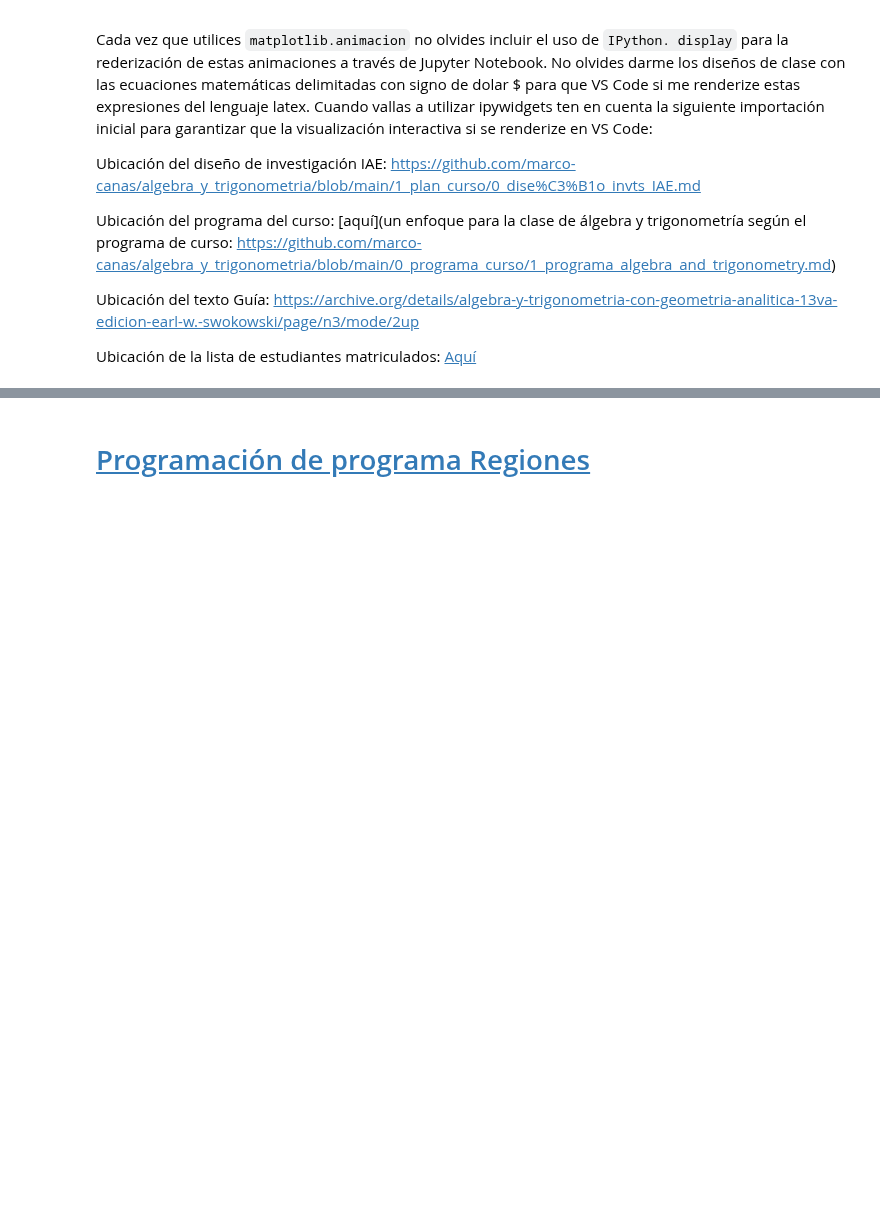
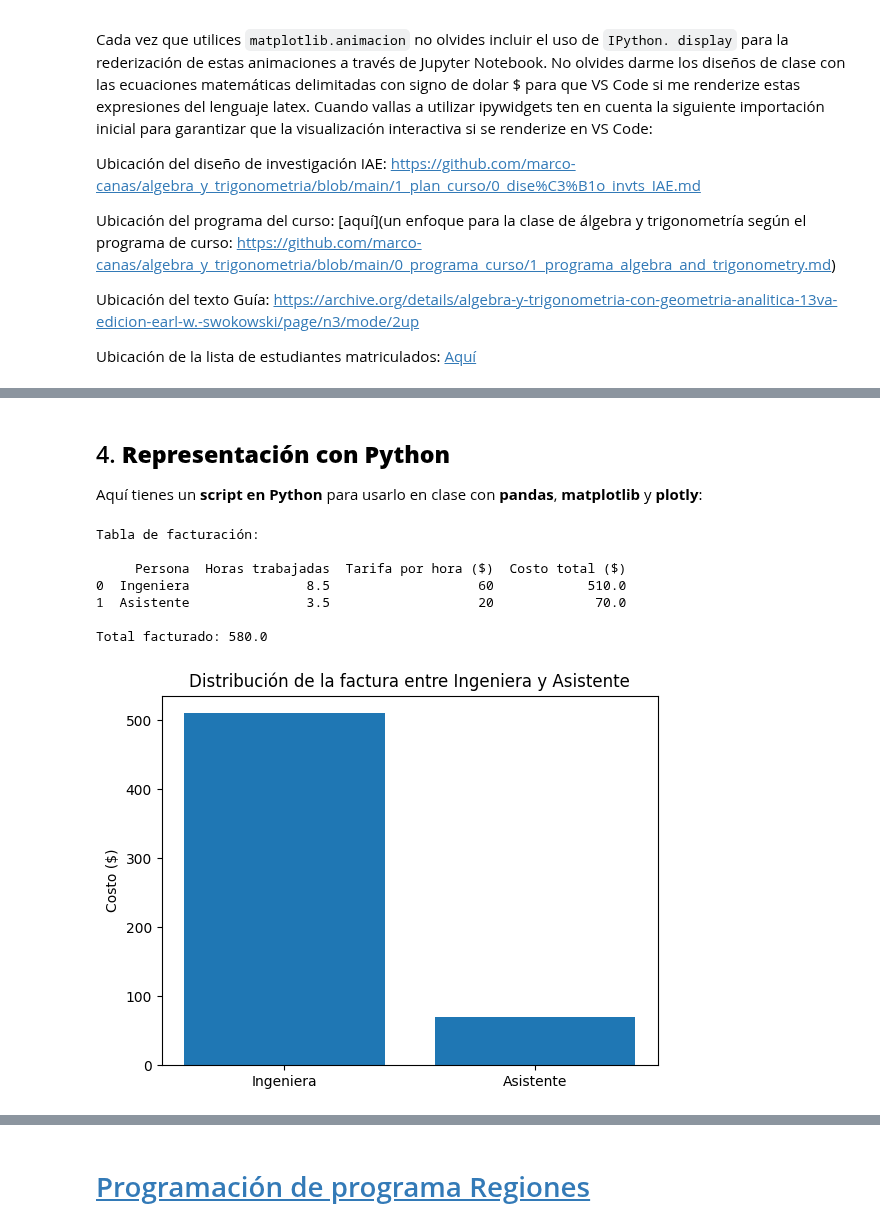
Before and after one commit to marco-canas/algebra_y_trigonometria, a Jupyter notebook: 3_planeacion/2_classes/3_unidad_2_ecuaciones_e_inecuaciones/apendice/3_ejercicios_colaboracion_equipo/seccion_2_2/ejer_12.ipynb, the cells around one changed output, grey strips where cells are left out. Drawn from its saved outputs; the diff is of its cells as text; code cells hidden in the pictures; blank space fills up the shorter version.

```diff
--- a/3_planeacion/2_classes/3_unidad_2_ecuaciones_e_inecuaciones/apendice/3_ejercicios_colaboracion_equipo/seccion_2_2/ejer_12.ipynb
+++ b/3_planeacion/2_classes/3_unidad_2_ecuaciones_e_inecuaciones/apendice/3_ejercicios_colaboracion_equipo/seccion_2_2/ejer_12.ipynb
@@ -231,0 +247,50 @@ tareas.to_excel(r"C:\Users\marco\Documentos\docencia\groups_list\algebra_and_tri
+# %% [markdown]
+
+## 4. **Representación con Python**
+
+Aquí tienes un **script en Python** para usarlo en clase con **pandas**, **matplotlib** y **plotly**:
+# %%
+
+import pandas as pd
+import matplotlib.pyplot as plt
+import plotly.express as px
+
+# Datos
+ingeniera_horas = 8.5
+asistente_horas = 3.5
+costo_ingeniera = 60 * ingeniera_horas
+costo_asistente = 20 * asistente_horas
+total = costo_ingeniera + costo_asistente
+
+# Tabla en pandas
+data = {
+    "Persona": ["Ingeniera", "Asistente"],
+    "Horas trabajadas": [ingeniera_horas, asistente_horas],
+    "Tarifa por hora ($)": [60, 20],
+    "Costo total ($)": [costo_ingeniera, costo_asistente]
+}
+df = pd.DataFrame(data)
+
+print("Tabla de facturación:\n")
+print(df)
+print("\nTotal facturado:", total)
+
+# --- Visualización con Matplotlib ---
+plt.bar(df["Persona"], df["Costo total ($)"])
+plt.title("Distribución de la factura entre Ingeniera y Asistente")
+plt.ylabel("Costo ($)")
+plt.show()
+
+# --- Visualización con Plotly ---
+fig = px.pie(df, names="Persona", values="Costo total ($)",
+             title="Distribución porcentual de costos")
+fig.show()
+# %% [output]
+Tabla de facturación:
+
+     Persona  Horas trabajadas  Tarifa por hora ($)  Costo total ($)
+0  Ingeniera               8.5                   60            510.0
+1  Asistente               3.5                   20             70.0
+
+Total facturado: 580.0
+[figure, added]
```
Also changed, not shown: parts of 13 cells of this notebook, 2 other files.
